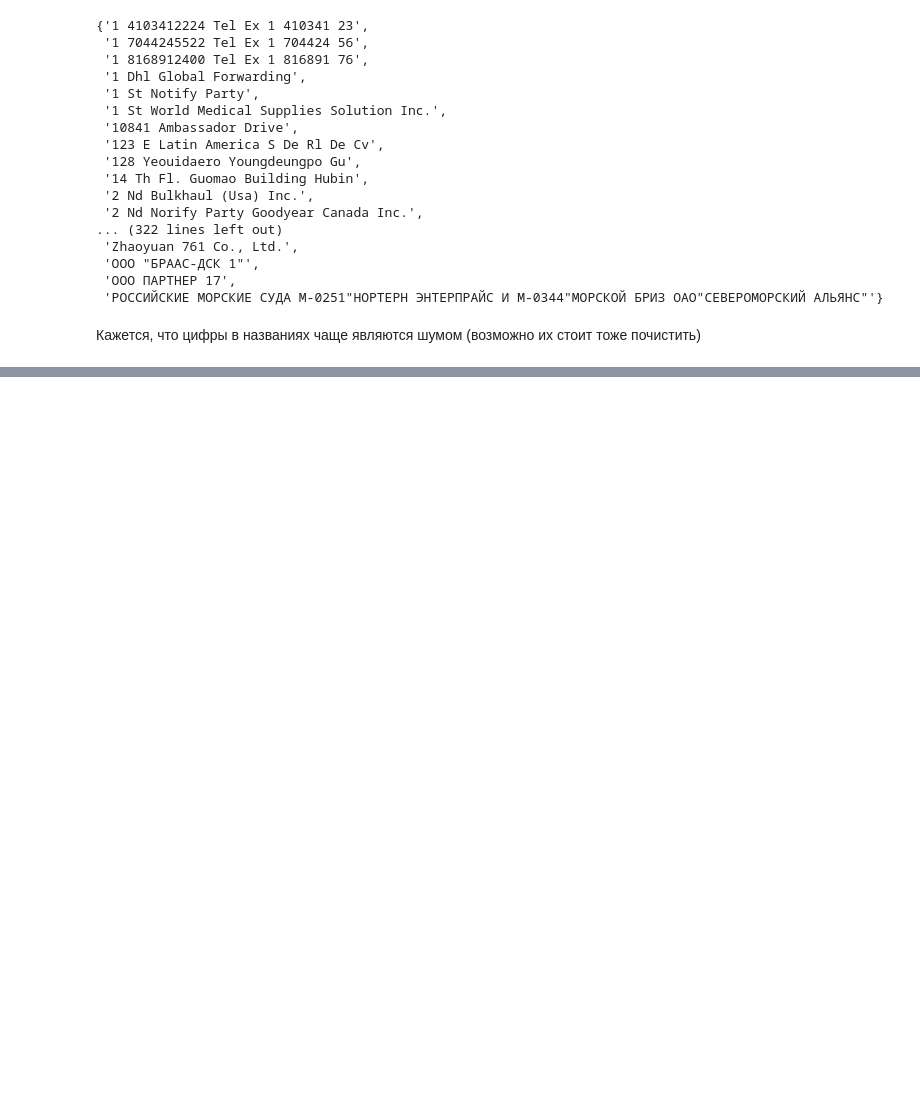
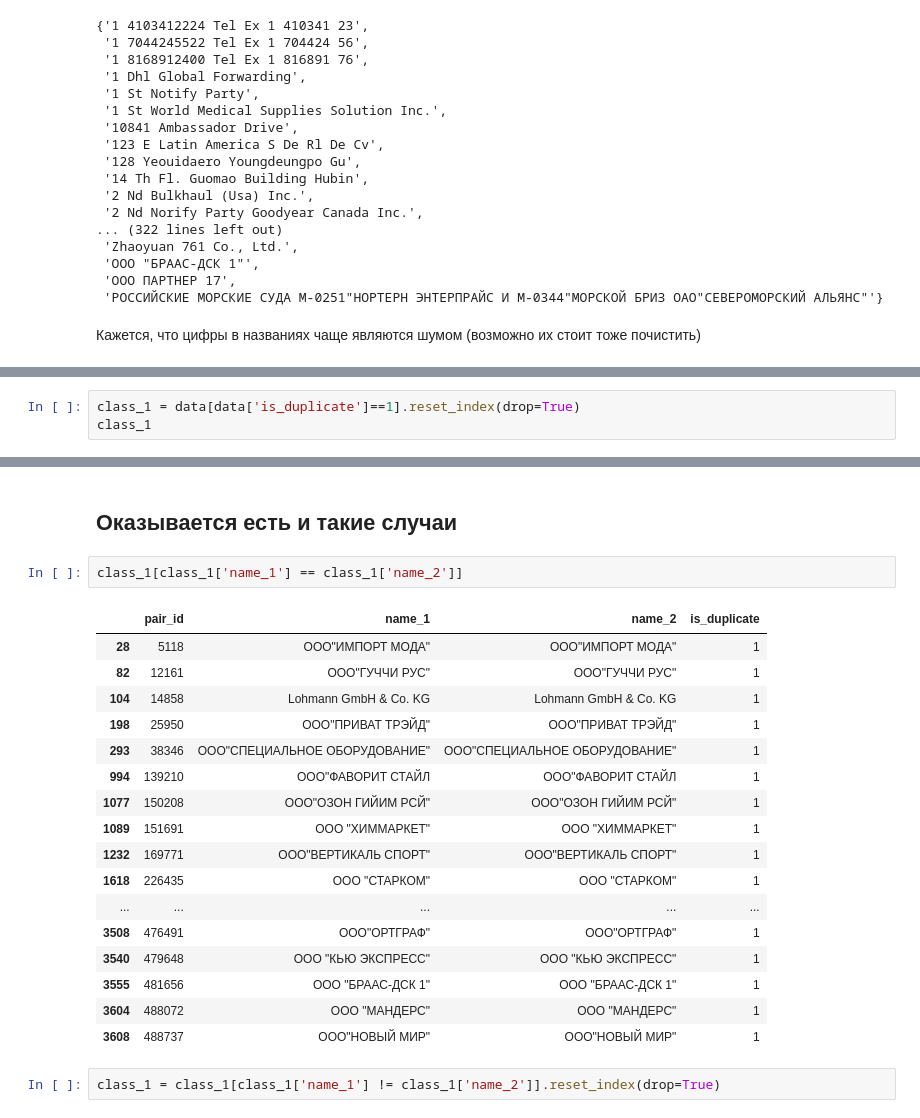
Before and after one commit to PetrovitchSharp/DL_CNM_23, a Jupyter notebook: notebooks/1.0-EDA.ipynb, the cells around one changed output, grey strips where cells are left out. Drawn from its saved outputs; the diff is of its cells as text; blank space fills up the shorter version.

```diff
--- a/notebooks/1.0-EDA.ipynb
+++ b/notebooks/1.0-EDA.ipynb
@@ -134,0 +195,3 @@ companies_with_numbers
+# %%
+class_1 = data[data['is_duplicate']==1].reset_index(drop=True)
+class_1
@@ -134,0 +212,24 @@ companies_with_numbers
+# %% [markdown]
+## Оказывается есть и такие случаи
+# %%
+class_1[class_1['name_1'] == class_1['name_2']]
+# %% [output]
+|  | pair_id | name_1 | name_2 | is_duplicate |
+| 28 | 5118 | ООО"ИМПОРТ МОДА" | ООО"ИМПОРТ МОДА" | 1 |
+| 82 | 12161 | ООО"ГУЧЧИ РУС" | ООО"ГУЧЧИ РУС" | 1 |
+| 104 | 14858 | Lohmann GmbH & Co. KG | Lohmann GmbH & Co. KG | 1 |
+| 198 | 25950 | ООО"ПРИВАТ ТРЭЙД" | ООО"ПРИВАТ ТРЭЙД" | 1 |
+| 293 | 38346 | ООО"СПЕЦИАЛЬНОЕ ОБОРУДОВАНИЕ" | ООО"СПЕЦИАЛЬНОЕ ОБОРУДОВАНИЕ" | 1 |
+| 994 | 139210 | ООО"ФАВОРИТ СТАЙЛ | ООО"ФАВОРИТ СТАЙЛ | 1 |
+| 1077 | 150208 | ООО"ОЗОН ГИЙИМ РСЙ" | ООО"ОЗОН ГИЙИМ РСЙ" | 1 |
+| 1089 | 151691 | ООО "ХИММАРКЕТ" | ООО "ХИММАРКЕТ" | 1 |
+| 1232 | 169771 | ООО"ВЕРТИКАЛЬ СПОРТ" | ООО"ВЕРТИКАЛЬ СПОРТ" | 1 |
+| 1618 | 226435 | ООО "СТАРКОМ" | ООО "СТАРКОМ" | 1 |
+| ... | ... | ... | ... | ... |
+| 3508 | 476491 | ООО"ОРТГРАФ" | ООО"ОРТГРАФ" | 1 |
+| 3540 | 479648 | ООО "КЬЮ ЭКСПРЕСС" | ООО "КЬЮ ЭКСПРЕСС" | 1 |
+| 3555 | 481656 | ООО "БРААС-ДСК 1" | ООО "БРААС-ДСК 1" | 1 |
+| 3604 | 488072 | ООО "МАНДЕРС" | ООО "МАНДЕРС" | 1 |
+| 3608 | 488737 | ООО"НОВЫЙ МИР" | ООО"НОВЫЙ МИР" | 1 |
+# %%
+class_1 = class_1[class_1['name_1'] != class_1['name_2']].reset_index(drop=True)
```
Also changed, not shown: parts of 39 cells of this notebook.
